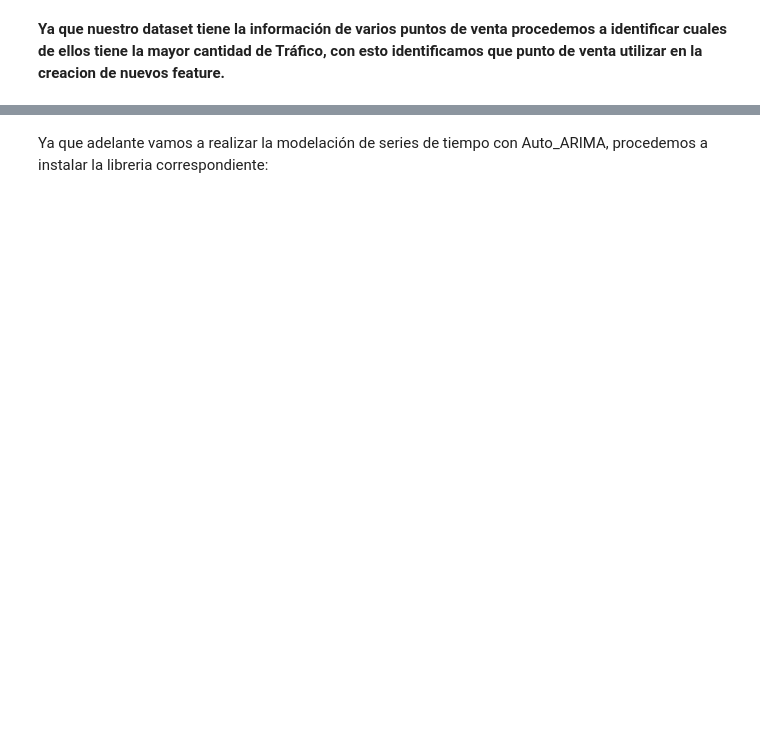
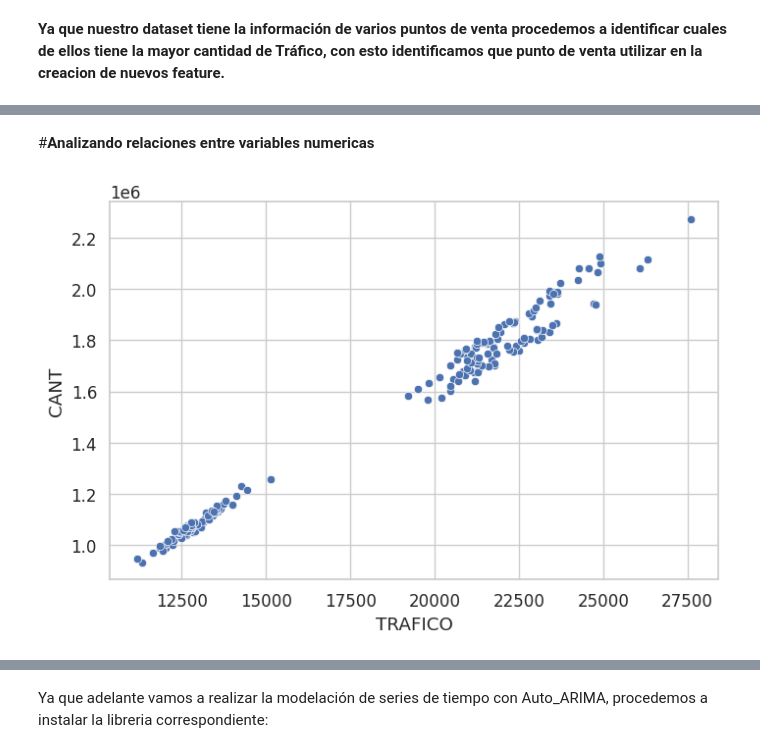
Before and after one commit to dele22922/tarea3_feat_eng, a Jupyter notebook: Tarea Semana 4_GRP4_vfinal.ipynb, the cells around one changed output, grey strips where cells are left out. Drawn from its saved outputs; the diff is of its cells as text; code cells hidden in the pictures; blank space fills up the shorter version.

```diff
--- a/Tarea Semana 4_GRP4_vfinal.ipynb
+++ b/Tarea Semana 4_GRP4_vfinal.ipynb
@@ -87,0 +223,7 @@ Name: TRAFICO, dtype: int64
+# %% [markdown]
+#**Analizando relaciones entre variables numericas**
+# %%
+
+sns.scatterplot(x=df1['TRAFICO'], y=df1['CANT']);
+# %% [output]
+[figure, added]
```
Also changed, not shown: parts of 33 cells of this notebook.
